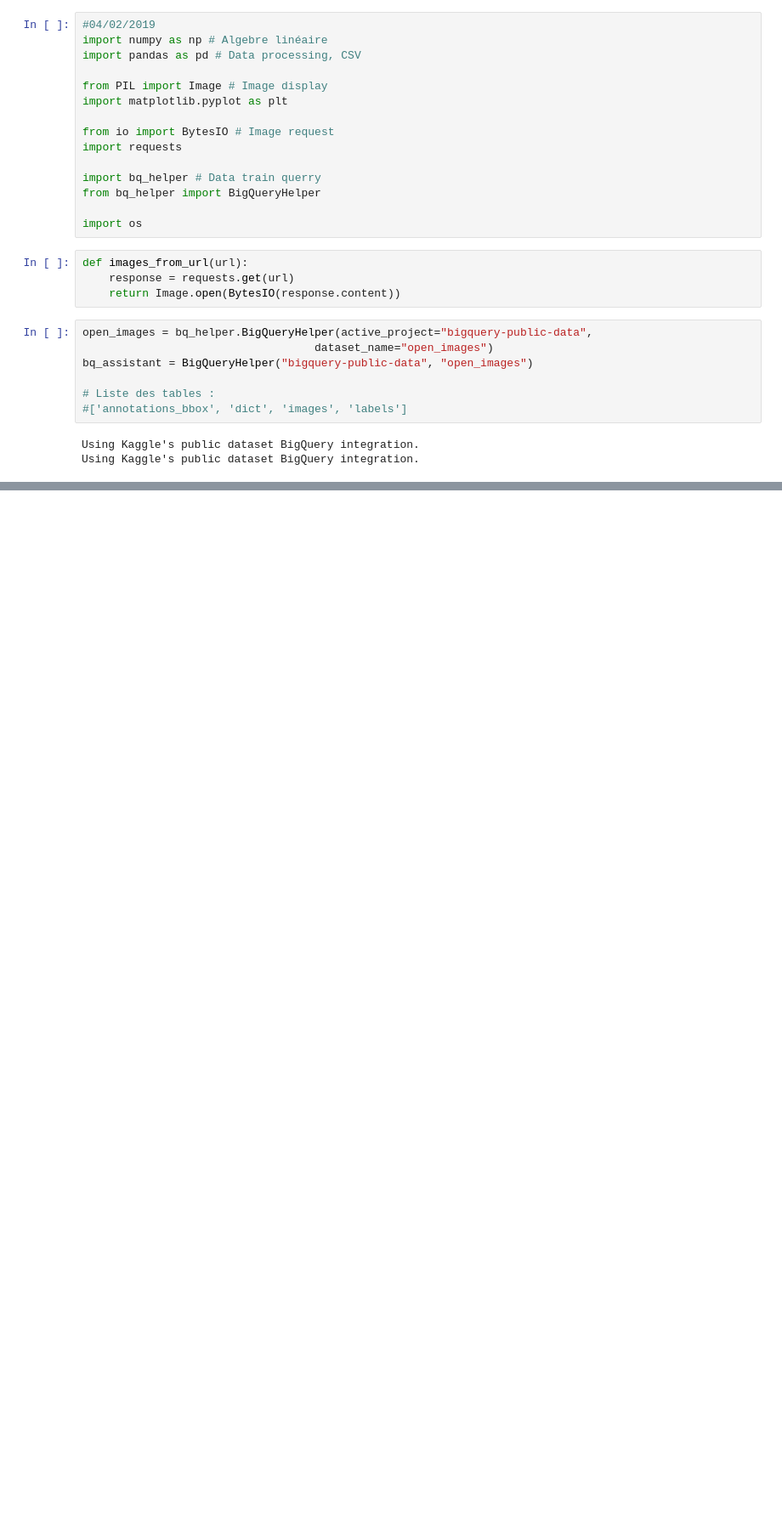
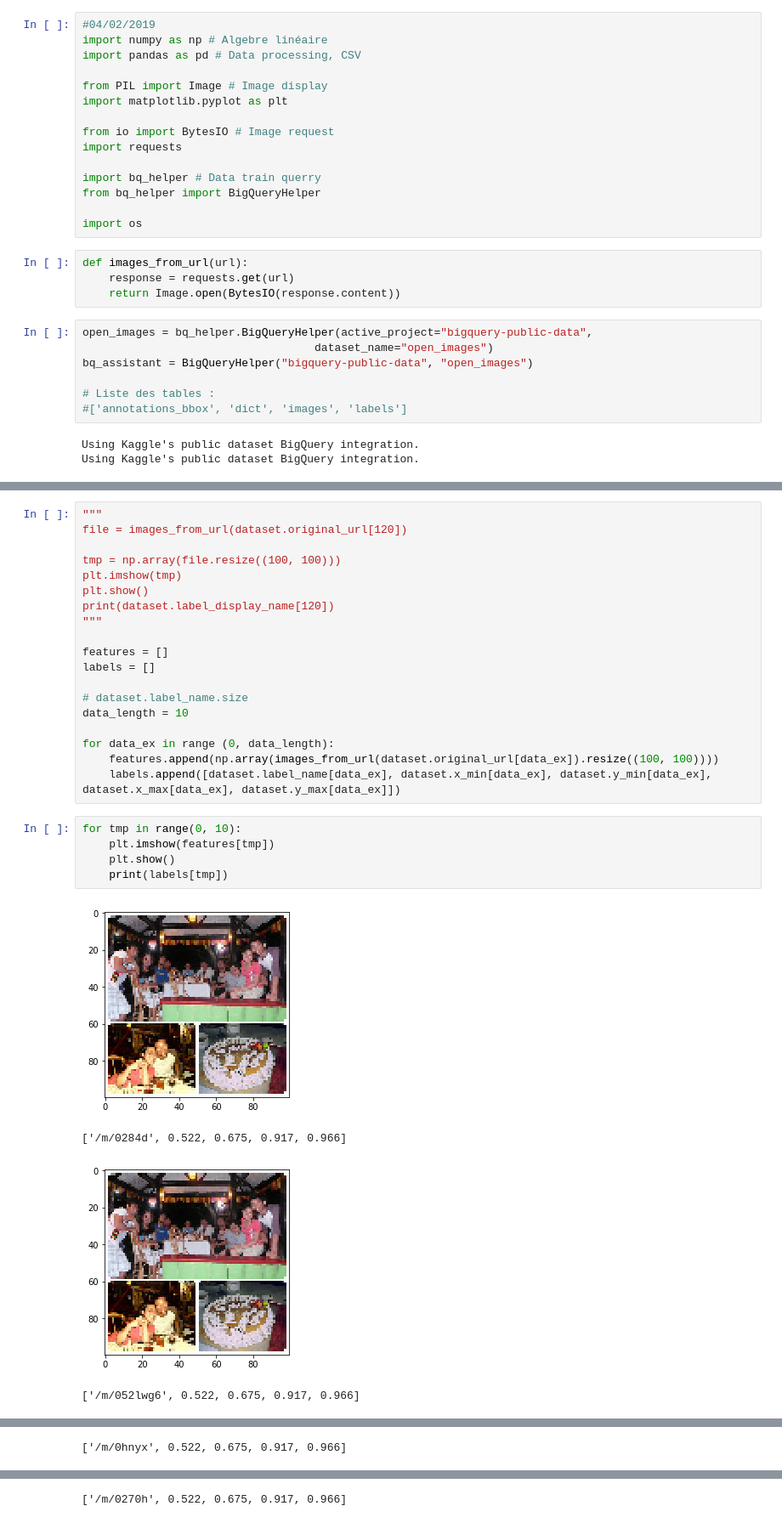
Before and after one commit to CazabetLyon1/kegglego, a Jupyter notebook: ai-open-images/kernel.ipynb, the cells around one changed output, grey strips where cells are left out. Shown at 85% size. Saved outputs shown, nothing was run; the diff lists cells and outputs as text; blank space fills up the shorter version.

```diff
--- a/ai-open-images/kernel.ipynb
+++ b/ai-open-images/kernel.ipynb
@@ -81,0 +65,29 @@ https://c7.staticflickr.com/6/5499/10245691204_98dce75b5a_o.jpg
+# %%
+"""
+file = images_from_url(dataset.original_url[120])
+
+tmp = np.array(file.resize((100, 100)))
+plt.imshow(tmp)
+plt.show()
+print(dataset.label_display_name[120])
+"""
+
+features = []
+labels = []
+
+# dataset.label_name.size
+data_length = 10
+
+for data_ex in range (0, data_length):
+    features.append(np.array(images_from_url(dataset.original_url[data_ex]).resize((100, 100))))
+    labels.append([dataset.label_name[data_ex], dataset.x_min[data_ex], dataset.y_min[data_ex], dataset.x_max[data_ex], dataset.y_max[data_ex]])
+# %%
+for tmp in range(0, 10):
+    plt.imshow(features[tmp])
+    plt.show()
+    print(labels[tmp])
+# %% [output]
+[figure, added]
+['/m/0284d', 0.522, 0.675, 0.917, 0.966]
+[figure, added]
+['/m/052lwg6', 0.522, 0.675, 0.917, 0.966]
@@ -81,0 +95 @@ https://c7.staticflickr.com/6/5499/10245691204_98dce75b5a_o.jpg
+['/m/0hnyx', 0.522, 0.675, 0.917, 0.966]
@@ -81,0 +97 @@ https://c7.staticflickr.com/6/5499/10245691204_98dce75b5a_o.jpg
+['/m/0270h', 0.522, 0.675, 0.917, 0.966]
```
Also changed, not shown: parts of 2 cells of this notebook.
